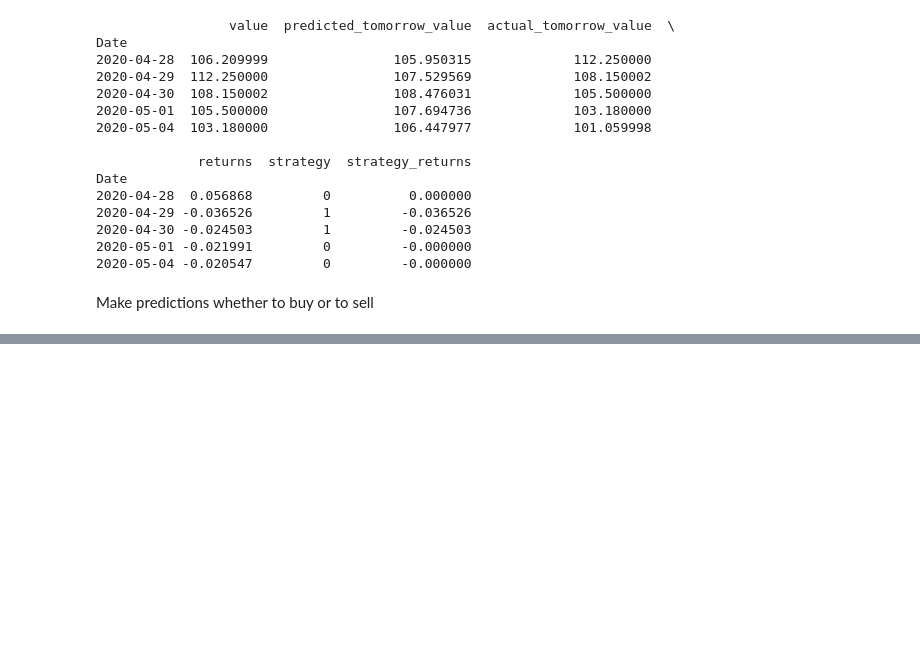
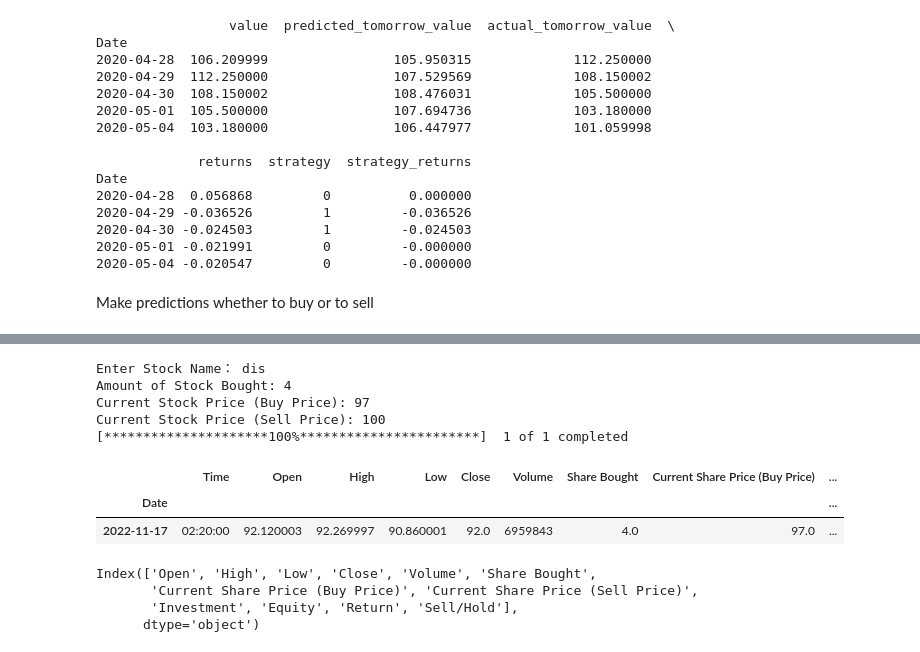
Before and after one commit to Myst-Lee/Stock-Prediction-with-Linear-Regression, a Jupyter notebook: Stock Prediction with Linear Progression.ipynb, the cells around one changed output, grey strips where cells are left out. Saved outputs shown, nothing was run; the diff lists cells and outputs as text; code cells hidden in the pictures; blank space fills up the shorter version.

```diff
--- a/Stock Prediction with Linear Progression.ipynb
+++ b/Stock Prediction with Linear Progression.ipynb
@@ -246,0 +249,33 @@ See the caveats in the documentation: https://pandas.pydata.org/pandas-docs/stab
+# %%
+# Prepare the input variable and formula
+stockName = input("Enter Stock Name： ")
+shareBought = float(input("Amount of Stock Bought: "))
+buyPrc = float(input("Current Stock Price (Buy Price): "))
+sellPrc = float(input("Current Stock Price (Sell Price): "))
+
+investment = shareBought*buyPrc
+
+ytd = today - timedelta(days = 1)
+presentable_data = yf.download(stockName, ytd, today, auto_adjust=True)
+
+presentable_data.insert(0, "Time", datetime.today().strftime("%H:%M:%S"), True)
+
+presentable_data['Share Bought'] = shareBought
+presentable_data['Current Share Price (Buy Price)'] = buyPrc
+presentable_data['Current Share Price (Sell Price)'] = sellPrc
+presentable_data['Investment'] = investment
+
+presentable_data['Equity'] = presentable_data["Open"]*presentable_data["Share Bought"] # How many equity we have in that company
+presentable_data['Return'] = presentable_data["Equity"]-presentable_data["Investment"] # Earn/Loss from today market
+presentable_data['Sell/Hold'] = np.where((presentable_data['Open'] >= presentable_data['Current Share Price (Sell Price)']), "Sell", "Hold")
+
+presentable_data
+# %% [output]
+Enter Stock Name： dis
+Amount of Stock Bought: 4
+Current Stock Price (Buy Price): 97
+Current Stock Price (Sell Price): 100
+[*********************100%***********************]  1 of 1 completed
+|  | Time | Open | High | Low | Close | Volume | Share Bought | Current Share Price (Buy Price) | ... |
+| Date |  |  |  |  |  |  |  |  | ... |
+| 2022-11-17 | 02:20:00 | 92.120003 | 92.269997 | 90.860001 | 92.0 | 6959843 | 4.0 | 97.0 | ... |
@@ -246,0 +289,8 @@ See the caveats in the documentation: https://pandas.pydata.org/pandas-docs/stab
+# %%
+header = presentable_data.columns
+print(header)
+# %% [output]
+Index(['Open', 'High', 'Low', 'Close', 'Volume', 'Share Bought',
+       'Current Share Price (Buy Price)', 'Current Share Price (Sell Price)',
+       'Investment', 'Equity', 'Return', 'Sell/Hold'],
+      dtype='object')
```
Also changed, not shown: parts of 6 cells of this notebook.
